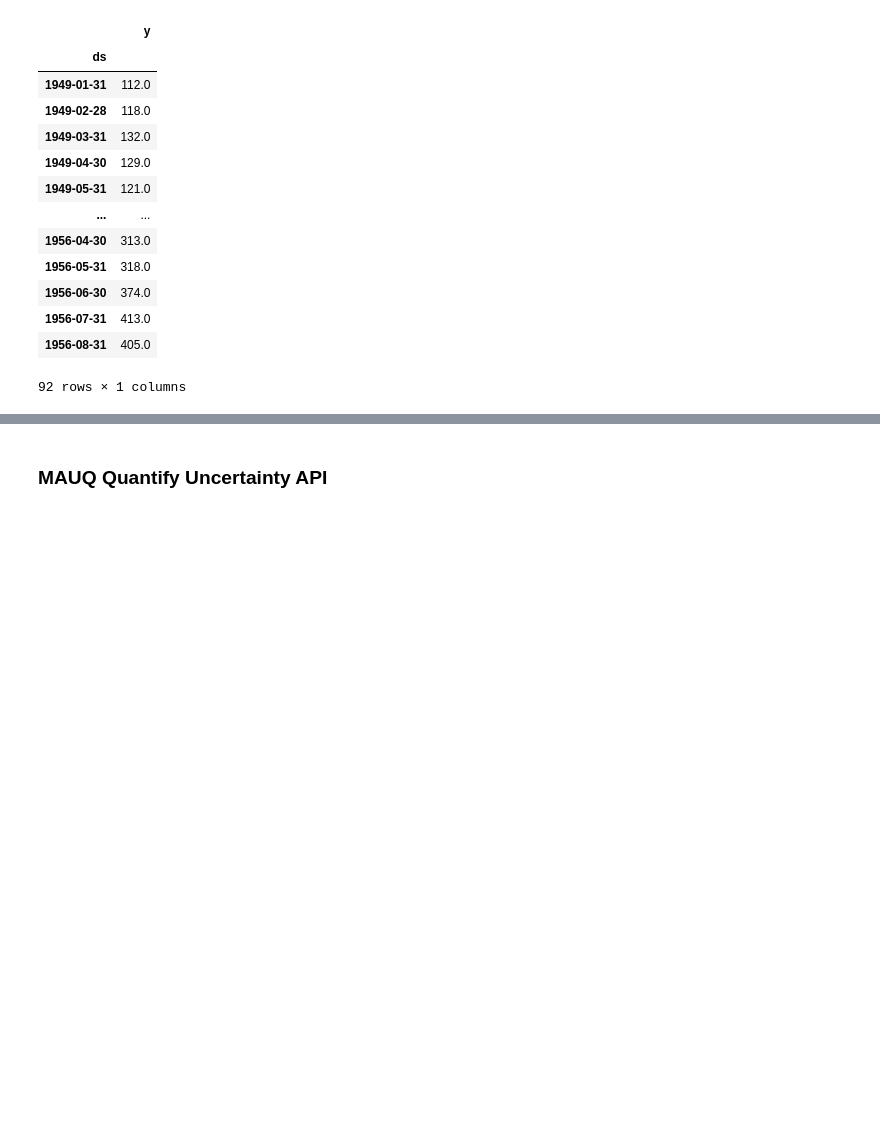
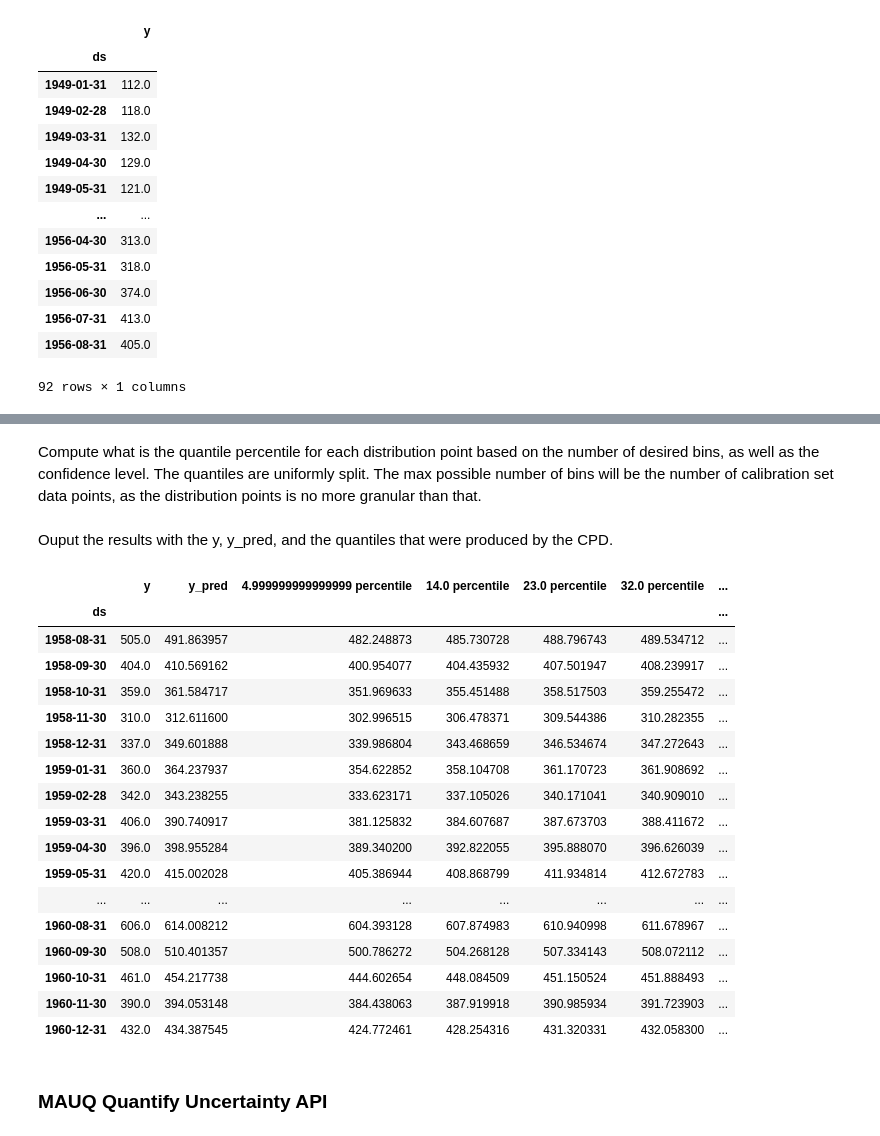
Before and after one commit to Tempor-ai/mauq-public, a Jupyter notebook: m7_deliverable/api_call_example_ts_cpd.ipynb, the cells around one changed output, grey strips where cells are left out. Drawn from its saved outputs; the diff is of its cells as text; code cells hidden in the pictures; blank space fills up the shorter version.

Commit message:
Modified api_call_example_ts_cpd.ipynb, api_call_example_ts_interval.ipynb, and requirements.txt to walkthrough the MAUQ distribution building logic for m7_deliverable/.

```diff
--- a/m7_deliverable/api_call_example_ts_cpd.ipynb
+++ b/m7_deliverable/api_call_example_ts_cpd.ipynb
@@ -219,0 +266,3 @@ input_data_train
+# %%
+nc_scores_sorted = nc_scores.sort_values().values #sorted residuals
+nc_scores_sorted
@@ -219,0 +283,3 @@ input_data_train
+# %%
+cpds = np.array([input_data_test['y_pred'][i] + nc_scores_sorted for i in range(len(input_data_test['y_pred']))])
+cpds
@@ -220,3 +320,62 @@ input_data_train
+# %% [markdown]
+Compute what is the quantile percentile for each distribution point based on the number of desired bins, as well as the confidence level. The quantiles are uniformly split. The max possible number of bins will be the number of calibration set data points, as the distribution points is no more granular than that.
+# %%
+def compute_percentiles(data, num_bins=None, confidence_level=None):
+    """
+    Compute percentile values for a given distribution.
+
+    Parameters:
+        data (array-like): The input distribution.
+        num_bins (int, optional): Number of bins to split the distribution into.
+
+    Returns:
+        np.ndarray: Array of computed percentile values.
+    """
+    if confidence_level:
+        lower = 100*(1-confidence_level)/2
+        upper = 100*confidence_level+lower
+        if num_bins:
+            percentiles = np.linspace(lower, upper, num_bins + 1)
+        else:
+            percentiles = np.linspace(lower, upper, 11)  # Default to deciles
+    else:
+        if num_bins:
+            percentiles = np.linspace(0, 100, num_bins + 1)
+        else:
+            percentiles = np.linspace(0, 100, 11)  # Default to deciles
+
+    percentile_cols = [str(x) + ' percentile' for x in percentiles]
+    output = [np.percentile(x, percentiles) for x in data]
+
+    return percentile_cols, output
+# %% [markdown]
+Ouput the results with the y, y_pred, and the quantiles that were produced by the CPD.
+# %%
+# from src.models.utils import compute_percentiles
+confidence_level = 0.9  # 1-alpha
+num_bins = 10  # number of bins to calculate percentiles from distribution
+p_cols, p = compute_percentiles(cpds, confidence_level=confidence_level, num_bins=num_bins)
+test_uq = pd.concat([input_data_test, pd.DataFrame(data=p, columns=p_cols, index=input_data_test.index)], axis=1)
+test_uq
+# %% [output]
+|  | y | y_pred | 4.999999999999999 percentile | 14.0 percentile | 23.0 percentile | 32.0 percentile | ... |
+| ds |  |  |  |  |  |  | ... |
+| 1958-08-31 | 505.0 | 491.863957 | 482.248873 | 485.730728 | 488.796743 | 489.534712 | ... |
+| 1958-09-30 | 404.0 | 410.569162 | 400.954077 | 404.435932 | 407.501947 | 408.239917 | ... |
+| 1958-10-31 | 359.0 | 361.584717 | 351.969633 | 355.451488 | 358.517503 | 359.255472 | ... |
+| 1958-11-30 | 310.0 | 312.611600 | 302.996515 | 306.478371 | 309.544386 | 310.282355 | ... |
+| 1958-12-31 | 337.0 | 349.601888 | 339.986804 | 343.468659 | 346.534674 | 347.272643 | ... |
+| 1959-01-31 | 360.0 | 364.237937 | 354.622852 | 358.104708 | 361.170723 | 361.908692 | ... |
+| 1959-02-28 | 342.0 | 343.238255 | 333.623171 | 337.105026 | 340.171041 | 340.909010 | ... |
+| 1959-03-31 | 406.0 | 390.740917 | 381.125832 | 384.607687 | 387.673703 | 388.411672 | ... |
+| 1959-04-30 | 396.0 | 398.955284 | 389.340200 | 392.822055 | 395.888070 | 396.626039 | ... |
+| 1959-05-31 | 420.0 | 415.002028 | 405.386944 | 408.868799 | 411.934814 | 412.672783 | ... |
+| ... | ... | ... | ... | ... | ... | ... | ... |
+| 1960-08-31 | 606.0 | 614.008212 | 604.393128 | 607.874983 | 610.940998 | 611.678967 | ... |
+| 1960-09-30 | 508.0 | 510.401357 | 500.786272 | 504.268128 | 507.334143 | 508.072112 | ... |
+| 1960-10-31 | 461.0 | 454.217738 | 444.602654 | 448.084509 | 451.150524 | 451.888493 | ... |
+| 1960-11-30 | 390.0 | 394.053148 | 384.438063 | 387.919918 | 390.985934 | 391.723903 | ... |
+| 1960-12-31 | 432.0 | 434.387545 | 424.772461 | 428.254316 | 431.320331 | 432.058300 | ... |
 # %% [markdown]
 ### **MAUQ Quantify Uncertainty API**
 # %%
```
Also changed, not shown: parts of 27 cells of this notebook, 2 other files.
